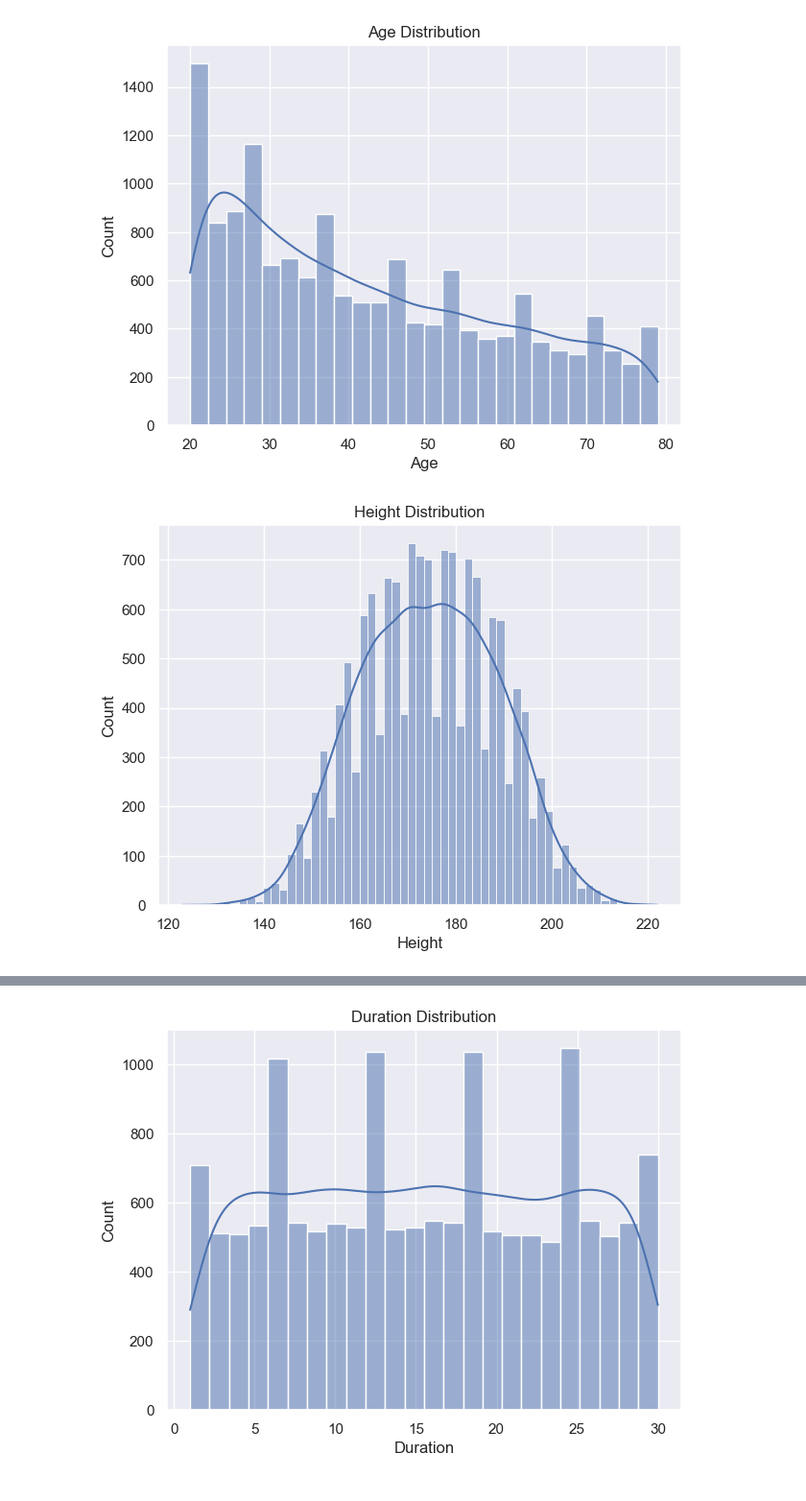
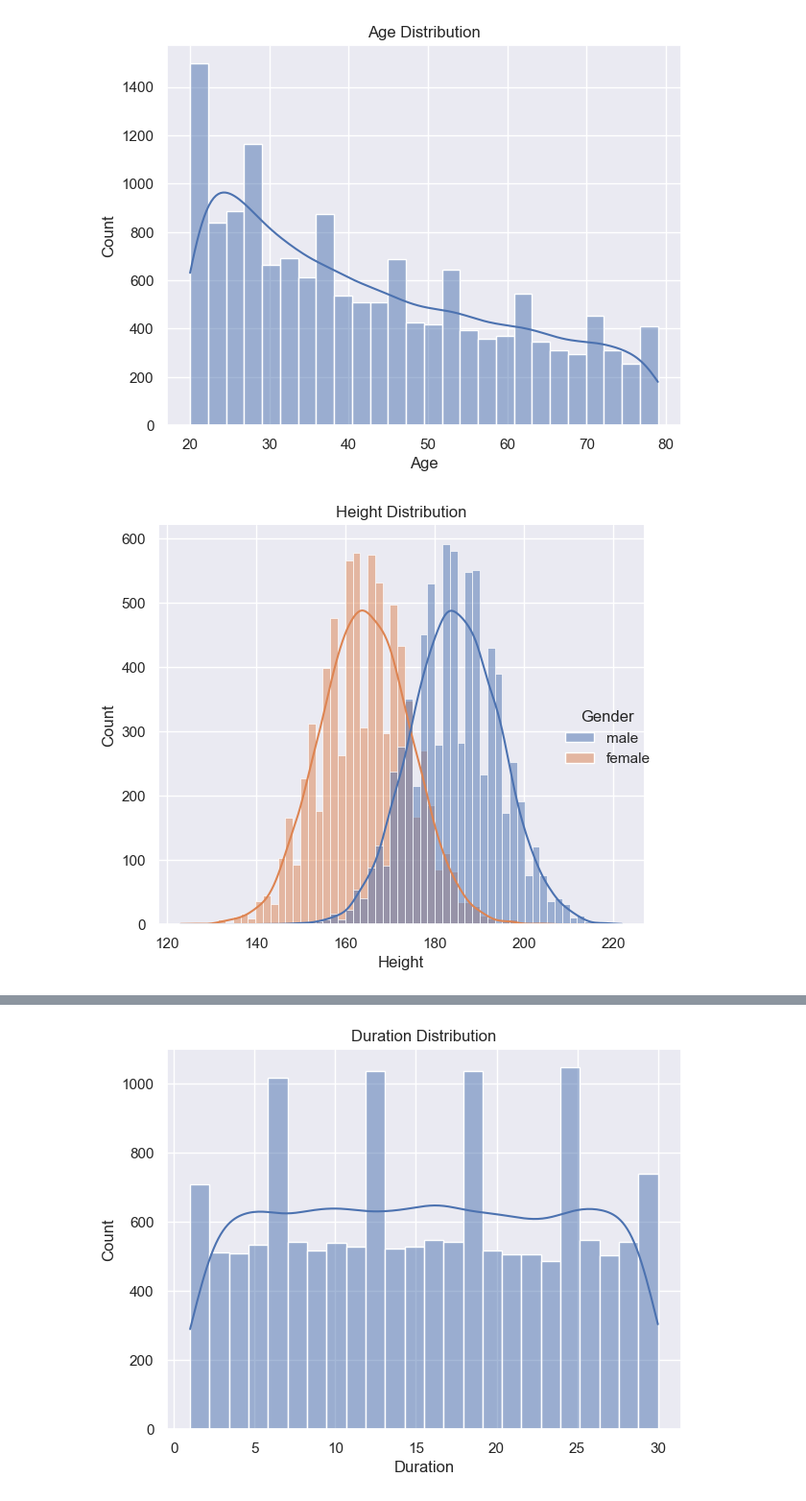
Before and after one commit to Samhan-6/CaloriesBurnPrediction, a Jupyter notebook: Calories Burn Prediction.ipynb, the cells around one changed output, grey strips where cells are left out. Shown at 96% size. Saved outputs shown, nothing was run; the diff lists cells and outputs as text; code cells hidden in the pictures.

```diff
--- a/Calories Burn Prediction.ipynb
+++ b/Calories Burn Prediction.ipynb
@@ -135,11 +137,11 @@ plt.show()
 [figure]
 # %%
 # finding the distribution of "Height" column
-sns.histplot(calories_data['Height'], kde=True)
+sns.displot(data=calories_data, x="Height", hue='Gender', kde=True)
 plt.tight_layout()
 plt.title("Height Distribution")
 plt.show()
 # %% [output]
-[figure, old version]
+[figure, new version]
 # %%
 # finding the distribution of "Weight" column
```
Also changed, not shown: parts of 21 cells of this notebook.
